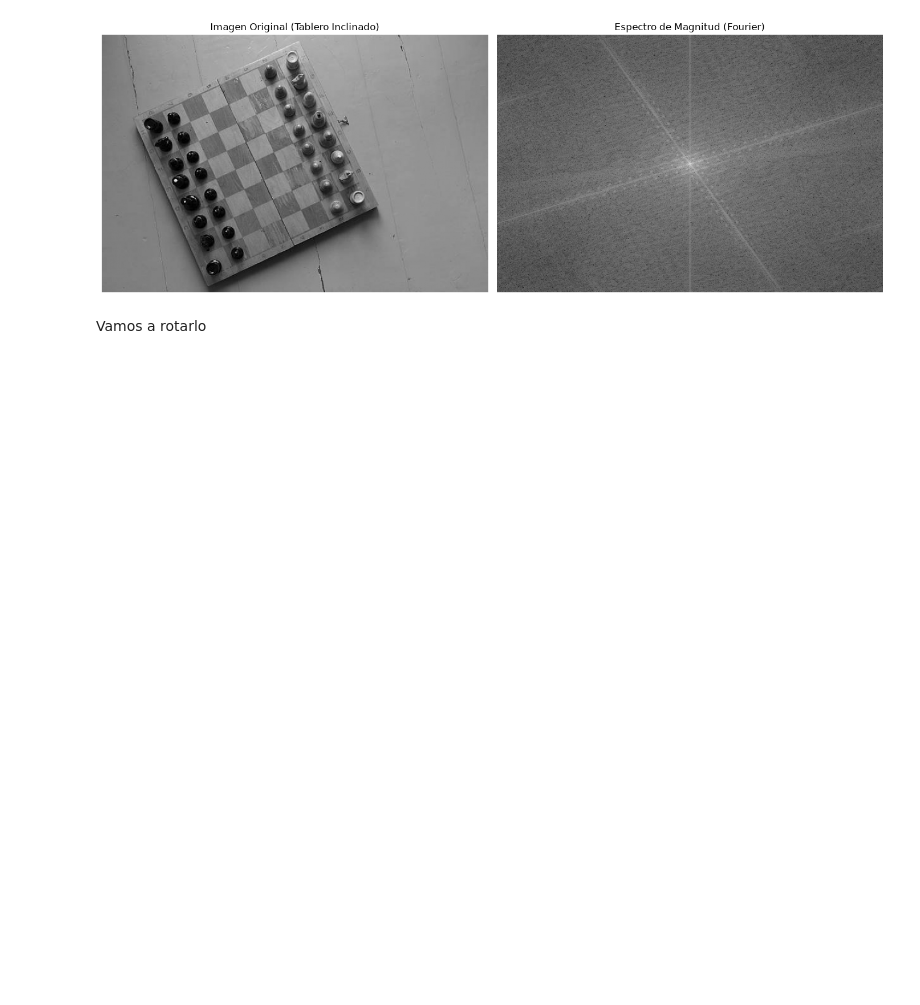
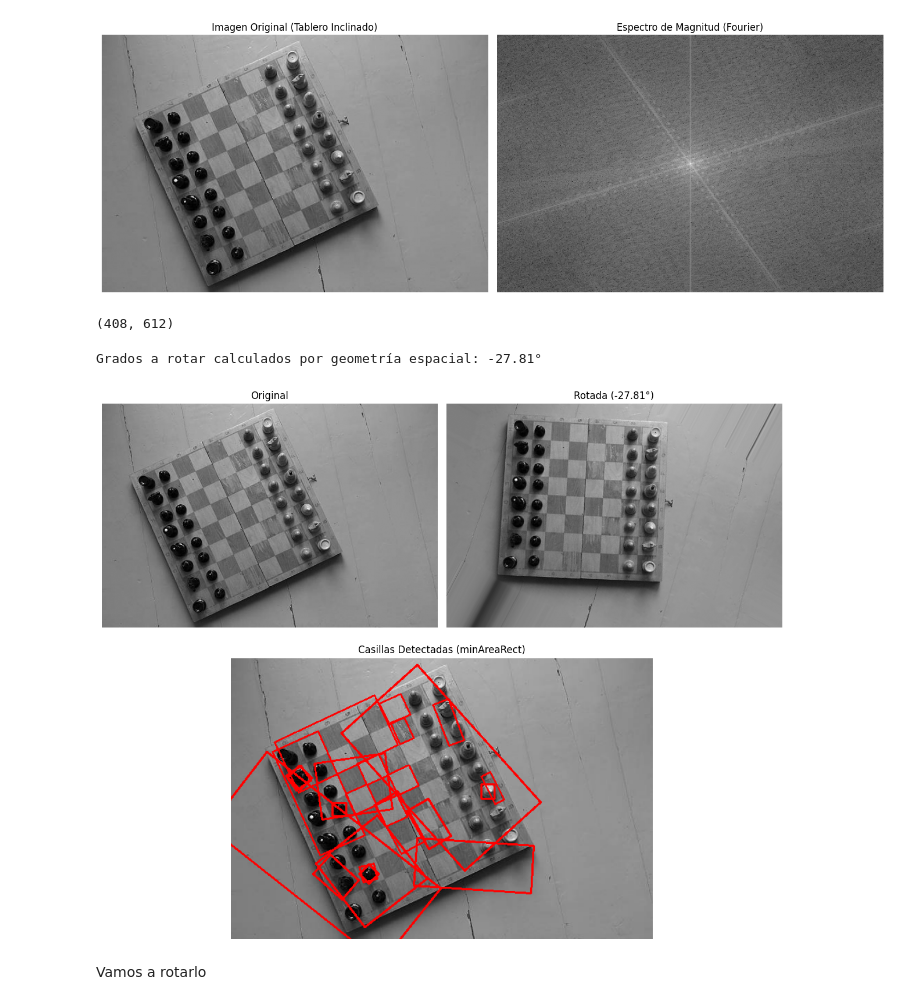
Before and after one commit to gggelme/chess_dataset_maker, a Jupyter notebook: src/parser/analisis_rotado.ipynb, the cells around one changed output. Drawn from its saved outputs; the diff is of its cells as text; code cells hidden in the pictures; blank space fills up the shorter version.

```diff
--- a/src/parser/analisis_rotado.ipynb
+++ b/src/parser/analisis_rotado.ipynb
@@ -39,6 +39,77 @@ else:
     plt.show()
 # %% [output]
 [figure]
+# %%
+imagen.shape
+# %% [output]
+(408, 612)
+# %%
+# 1. Detectar bordes en el dominio espacial
+bordes = cv2.Canny(imagen, 50, 150)
+
+# imagen para pintar
+imagen_debug = cv2.cvtColor(imagen, cv2.COLOR_GRAY2RGB)
+
+# 2. Encontrar todos los contornos cerrados
+contornos, _ = cv2.findContours(bordes, cv2.RETR_LIST, cv2.CHAIN_APPROX_SIMPLE)
+
+angulos = []
+for cnt in contornos:
+    area = cv2.contourArea(cnt)
+    # Filtramos por área para quedarnos solo con las casillas del tablero
+    if 100 < area < 100000:
+        rect = cv2.minAreaRect(cnt)
+
+        # Extraer esquinas y dibujar el rectángulo en rojo
+        box = cv2.boxPoints(rect)
+        box = np.int32(box)
+        cv2.drawContours(imagen_debug, [box], 0, (255, 0, 0), 2)
+
+
+        angulo = rect[2]
+
+        # Normalizamos a un rango de 0 a 90 grados
+        angulo = angulo % 90.0
+        angulos.append(angulo)
+
+if angulos:
+    # 3. La mediana filtra basura (ruido)
+    angulo_mediano = np.median(angulos)
+
+    # 4. Lógica de corrección al eje más cercano
+    grados_rotacion = angulo_mediano - 90 if angulo_mediano > 45 else angulo_mediano
+    print(f"Grados a rotar calculados por geometría espacial: {grados_rotacion:.2f}°")
+
+    # 5. Aplicar la rotación
+    (h, w) = imagen.shape[:2]
+    M = cv2.getRotationMatrix2D((w//2, h//2), grados_rotacion, 1.0)
+    imagen_rotada = cv2.warpAffine(imagen, M, (w, h), borderMode=cv2.BORDER_REPLICATE)
+
+    # 6. Mostrar resultados con la nueva estructura de grilla
+    plt.figure(figsize=(12, 10))
+
+    plt.subplot(2, 2, 1)
+    plt.imshow(imagen, cmap='gray')
+    plt.title('Original')
+    plt.axis('off')
+
+    plt.subplot(2, 2, 2)
+    plt.imshow(imagen_rotada, cmap='gray')
+    plt.title(f'Rotada ({grados_rotacion:.2f}°)')
+    plt.axis('off')
+
+    plt.subplot(2, 1, 2)
+    plt.imshow(imagen_debug)
+    plt.title('Casillas Detectadas (minAreaRect)')
+    plt.axis('off')
+
+    plt.tight_layout()
+    plt.show()
+else:
+    print("No se detectaron casillas claras.")
+# %% [output]
+Grados a rotar calculados por geometría espacial: -27.81°
+[figure, added]
 # %% [markdown]
 Vamos a rotarlo
 # %%
```
Also changed, not shown: parts of 5 cells of this notebook.
